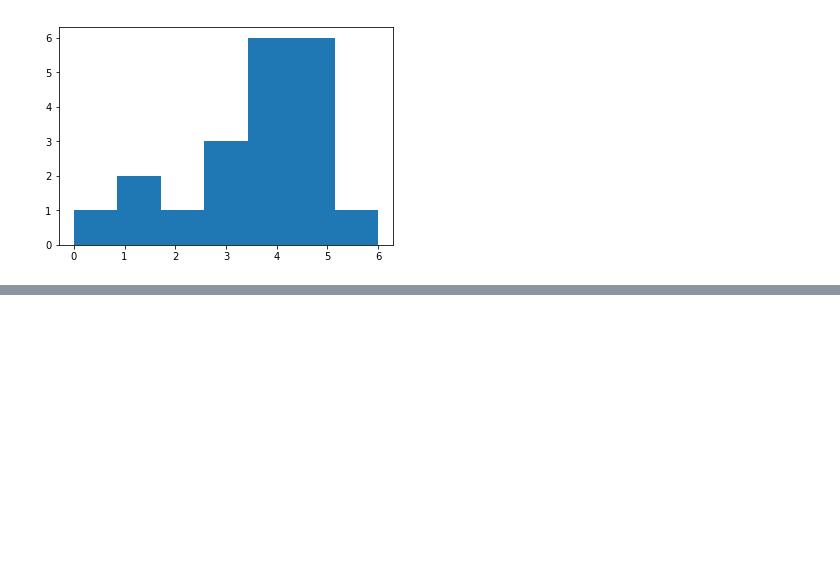
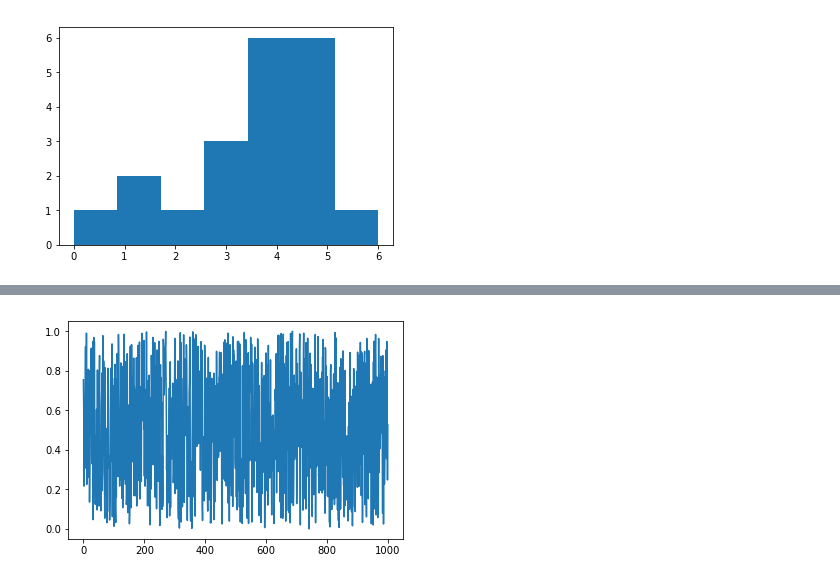
Before and after one commit to tsato-code/python_script, a Jupyter notebook: kubo8.ipynb, the cells around one changed output, grey strips where cells are left out. Cells and saved outputs as stored; diff of their text form; code cells hidden in the pictures; blank space fills up the shorter version.

```diff
--- a/kubo8.ipynb
+++ b/kubo8.ipynb
@@ -21,0 +106,5 @@ plt.show()
+# %%
+plt.plot([np.random.rand() for _ in range(1000)])
+plt.show()
+# %% [output]
+[figure, added]
```
Also changed, not shown: parts of 6 cells of this notebook.
